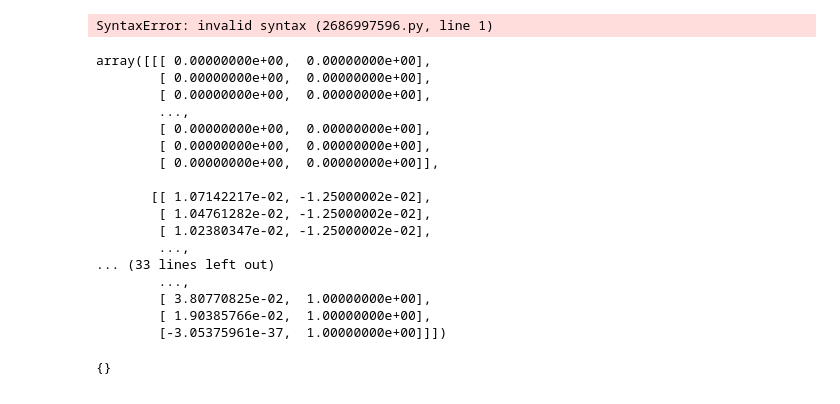
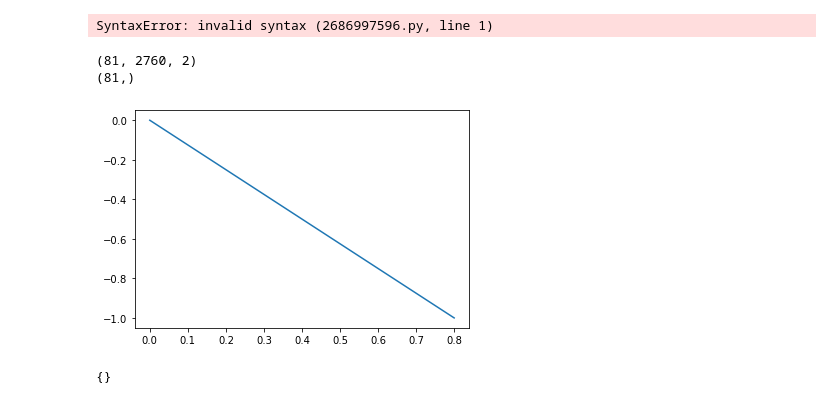
Before and after one commit to thomas-allard/datafrac, a Jupyter notebook: PINNs/NavierStokeExamplev2.ipynb, the cells around one changed output. Saved outputs shown, nothing was run; the diff lists cells and outputs as text; code cells hidden in the pictures.

```diff
--- a/PINNs/NavierStokeExamplev2.ipynb
+++ b/PINNs/NavierStokeExamplev2.ipynb
@@ -79,23 +79,11 @@ set = xr.open_dataset(data_file)
 thing1=set.sel(field='ux').to_array()
 thing2=set.sel(field='uy').to_array()
 thing=np.dstack([thing1,thing2])
-# %%
-thing
-# %% [output]
-array([[[ 0.00000000e+00,  0.00000000e+00],
-        [ 0.00000000e+00,  0.00000000e+00],
-        [ 0.00000000e+00,  0.00000000e+00],
-        ...,
-        [ 0.00000000e+00,  0.00000000e+00],
-        [ 0.00000000e+00,  0.00000000e+00],
-        [ 0.00000000e+00,  0.00000000e+00]],
-
-       [[ 1.07142217e-02, -1.25000002e-02],
-        [ 1.04761282e-02, -1.25000002e-02],
-        [ 1.02380347e-02, -1.25000002e-02],
-        ...,
-... (33 lines left out)
-        ...,
-        [ 3.80770825e-02,  1.00000000e+00],
-        [ 1.90385766e-02,  1.00000000e+00],
-        [-3.05375961e-37,  1.00000000e+00]]])
+# %%
+print(np.shape(thing)) # 81 displacements for 2760 node grid
+print(np.shape(thing[:,0,0]))
+thing
+ux_node_1 = thing[:,0,1]
+# %% [output]
+(81, 2760, 2)
+(81,)
@@ -102,3 +92,8 @@ array([[[ 0.00000000e+00,  0.00000000e+00],
+# %%
+plt.plot(time,ux_node_1)
+plt.show()
+# %% [output]
+[figure, added]
 # %%
 #times=set.sel(attr='time')
 times = set.attrs
```
Also changed, not shown: parts of 1 cell of this notebook.
